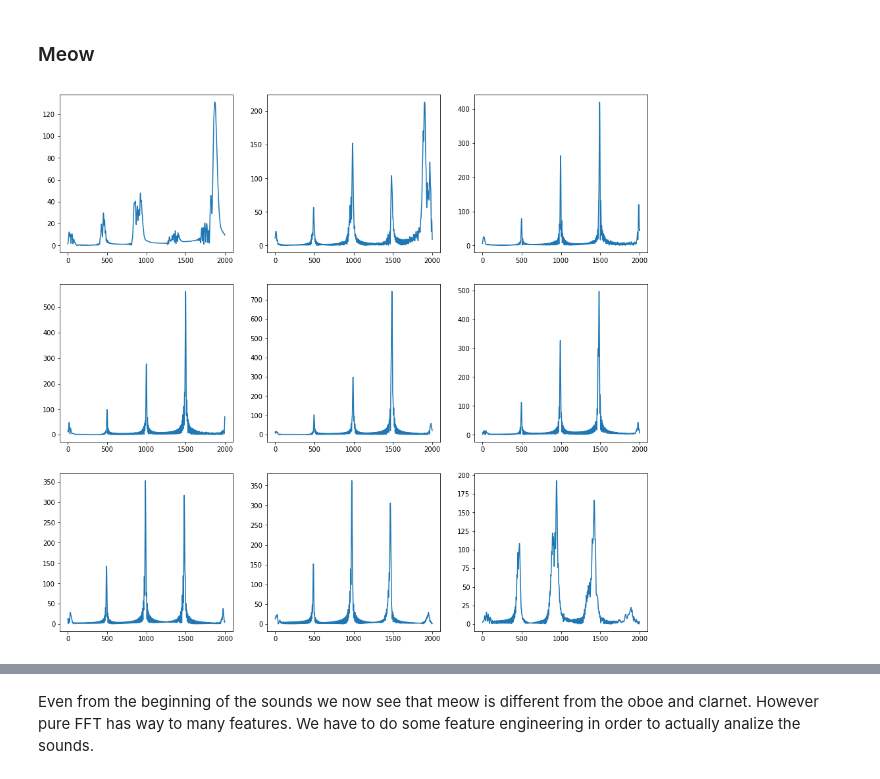
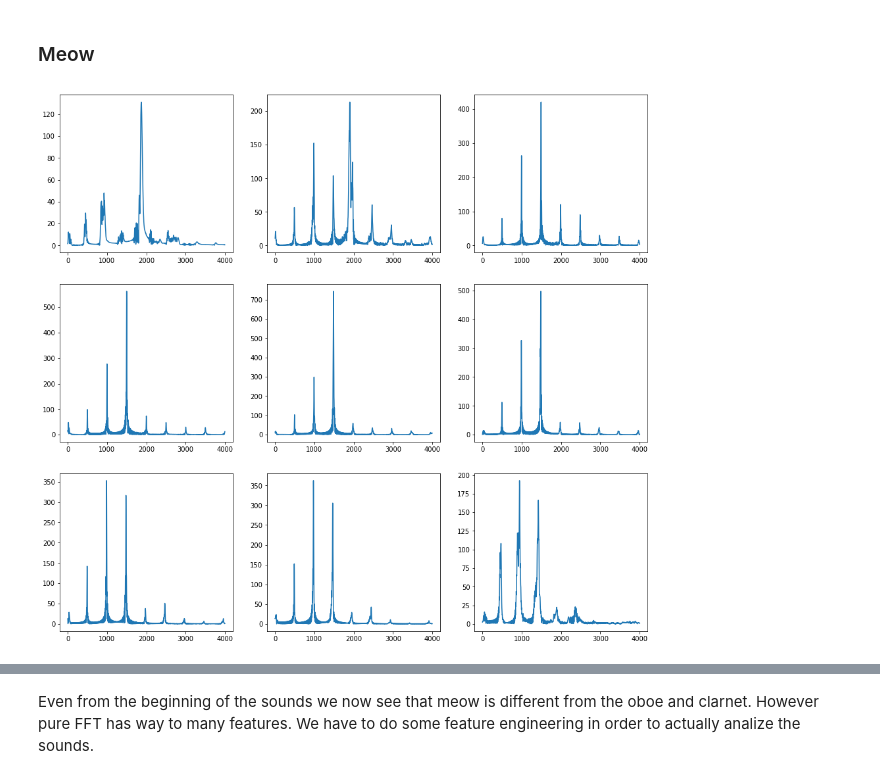
Before and after one commit to gelisa/kaggle_sound, a Jupyter notebook: sandbox.ipynb, the cells around one changed output, grey strips where cells are left out. Saved outputs shown, nothing was run; the diff lists cells and outputs as text; code cells hidden in the pictures.

```diff
--- a/sandbox.ipynb
+++ b/sandbox.ipynb
@@ -189,7 +190,7 @@ plot_first_9_10th_sec_ftt(oboe, 2000)
 # %% [markdown]
 ### Meow
 # %%
-plot_first_9_10th_sec_ftt(meow, 2000)
+plot_first_9_10th_sec_ftt(meow, 4000)
 plt.savefig('kitty_first9_10th_of_sec_fft.png')
 # %% [output]
-[figure, old version]
+[figure, new version]
```
Also changed, not shown: parts of 7 cells of this notebook.
